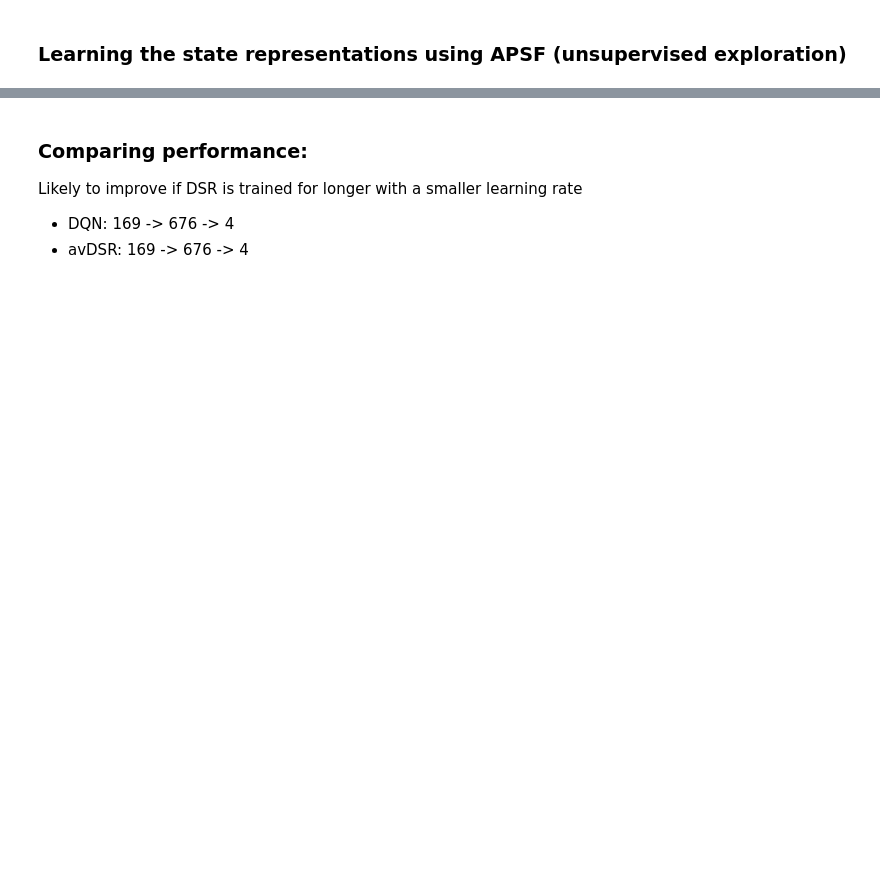
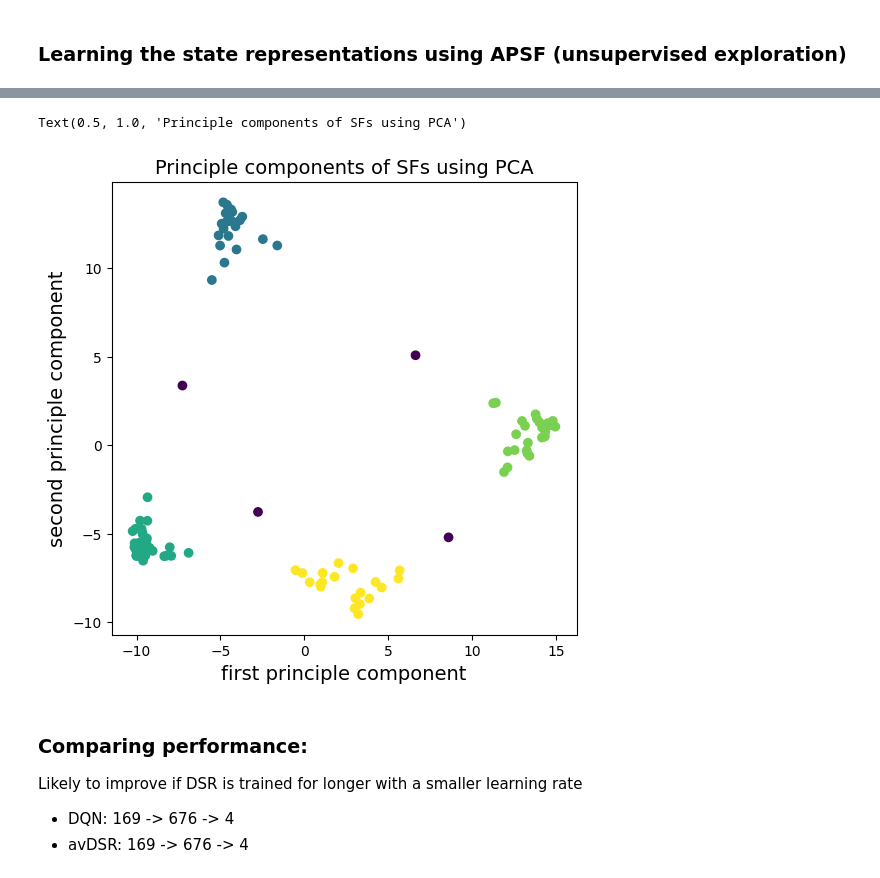
Before and after one commit to psurya1994/fun, a Jupyter notebook: mpsf/v1/mpsf_context_general_SF.ipynb, the cells around one changed output, grey strips where cells are left out. Cells and saved outputs as stored; diff of their text form; code cells hidden in the pictures; blank space fills up the shorter version.

```diff
--- a/mpsf/v1/mpsf_context_general_SF.ipynb
+++ b/mpsf/v1/mpsf_context_general_SF.ipynb
@@ -194,3 +362,16 @@ params_count(avdsr.network.psi2q)
+# %%
+from sklearn.decomposition import PCA
+plt.figure(figsize=(6,6),dpi=100)
+pca = PCA(n_components=2)
+k = pca.fit_transform(psi_all)
+plt.scatter(k[:,0],k[:,1], c=c)
+plt.xlabel('first principle component', fontsize=14)
+plt.ylabel('second principle component', fontsize=14)
+# plt.colorbar()
+plt.title('Principle components of SFs using PCA', fontsize=14)
+# %% [output]
+Text(0.5, 1.0, 'Principle components of SFs using PCA')
+[figure, added]
 # %% [markdown]
 ### Comparing performance:
 
```
Also changed, not shown: parts of 19 cells of this notebook, 1 other file.
